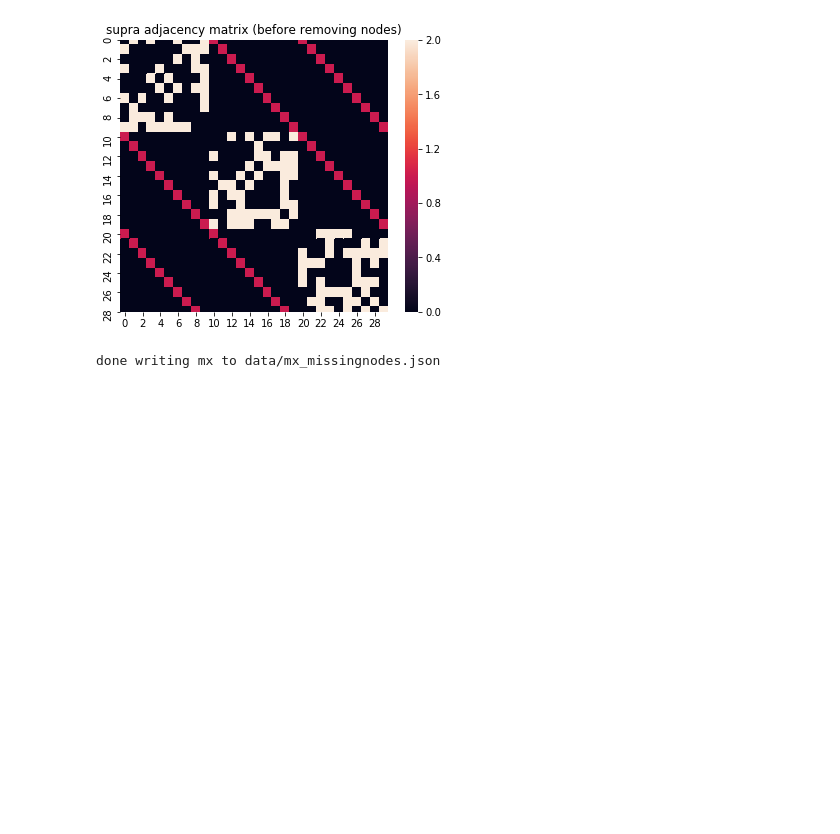
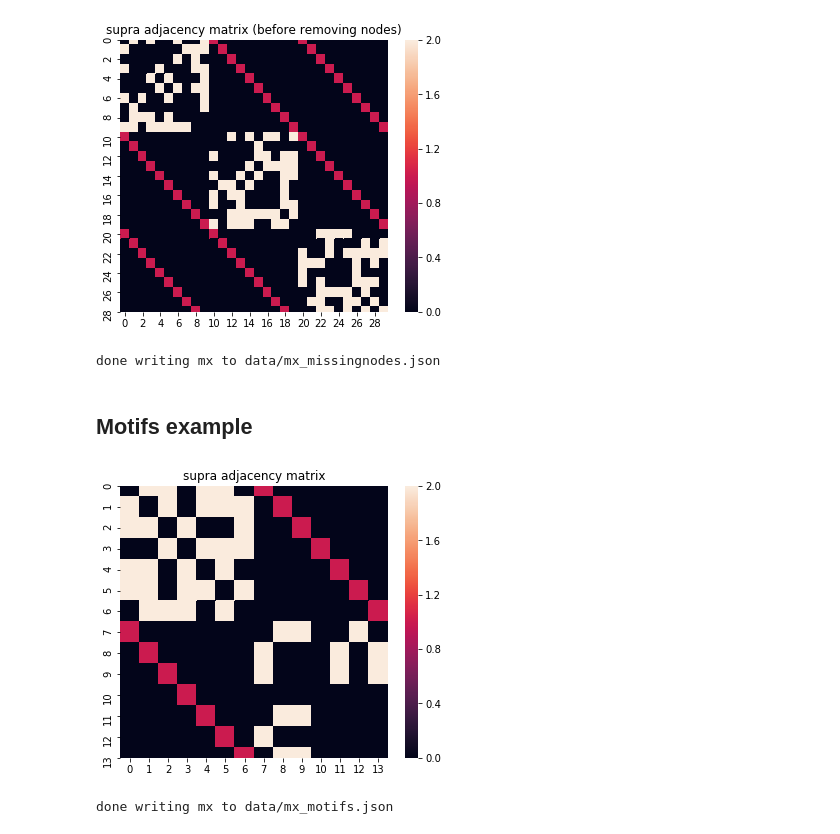
Before and after one commit to asizemore/multilayer_network_examples, a Jupyter notebook: slide_figures.ipynb, the cells around one changed output. Saved outputs shown, nothing was run; the diff lists cells and outputs as text; code cells hidden in the pictures; blank space fills up the shorter version.

```diff
--- a/slide_figures.ipynb
+++ b/slide_figures.ipynb
@@ -355,3 +355,47 @@ pos = nx.circular_layout(g1)
 write_mx_to_json(filename, mx, nNodes, pos, nLayers, nodes_to_remove)
 # %% [output]
 done writing mx to data/mx_missingnodes.json
+# %% [markdown]
+## Motifs example
+# %%
+# Set filename
+filename = "data/mx_motifs.json"
+
+# Define number of nodes (number of nodes in largest layer)
+nNodes = 7
+
+# Define number of levels
+nLayers = 2
+
+# Use multinetx to generate two graphs each on nNodes nodes
+g1 = mx.generators.erdos_renyi_graph(nNodes,0.5,seed=218)
+g2 = mx.generators.erdos_renyi_graph(nNodes,0.5,seed=132)
+
+# Define adjacency between layers. Here we only assign nodes to themselves in each layer.
+adj_block = mx.lil_matrix(np.zeros((nNodes*3,nNodes*3)))
+adj_block[0:  nNodes,  nNodes:2*nNodes] = np.identity(nNodes)    # L_12
+adj_block += adj_block.T
+
+# Create multilayer graph with mx
+mg = mx.MultilayerGraph(list_of_layers=[g1,g2],
+                        inter_adjacency_matrix=adj_block)
+
+# Here we can set the edge weights to different values just so we can see which are inter- and intra-layer edges
+mg.set_edges_weights(intra_layer_edges_weight=2,
+                     inter_layer_edges_weight=1)
+# %%
+## Plot the supra-adjacency matrix
+fig = plt.figure(figsize=(6,5))
+sns.heatmap(mx.adjacency_matrix(mg,weight='weight').todense())
+plt.title('supra adjacency matrix');
+# %% [output]
+[figure, added]
+# %%
+# Write to json file
+
+# See previous cells for descriptions
+pos = nx.layout.fruchterman_reingold_layout(g1, dim=3, k=1)
+
+write_mx_to_json(filename,mx, nNodes, pos, nLayers)
+# %% [output]
+done writing mx to data/mx_motifs.json
```
Also changed, not shown: parts of 11 cells of this notebook, 4 other files.
